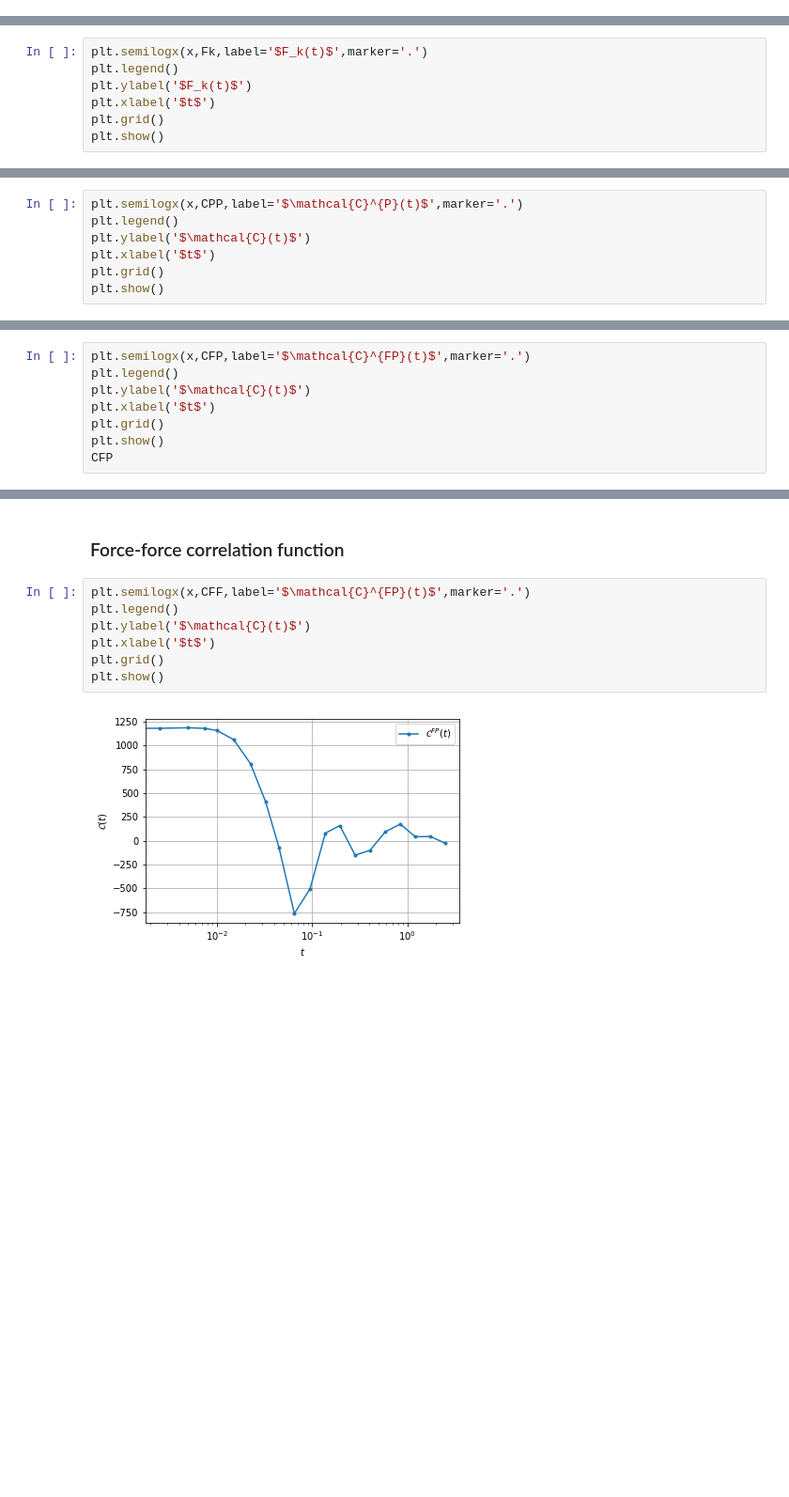
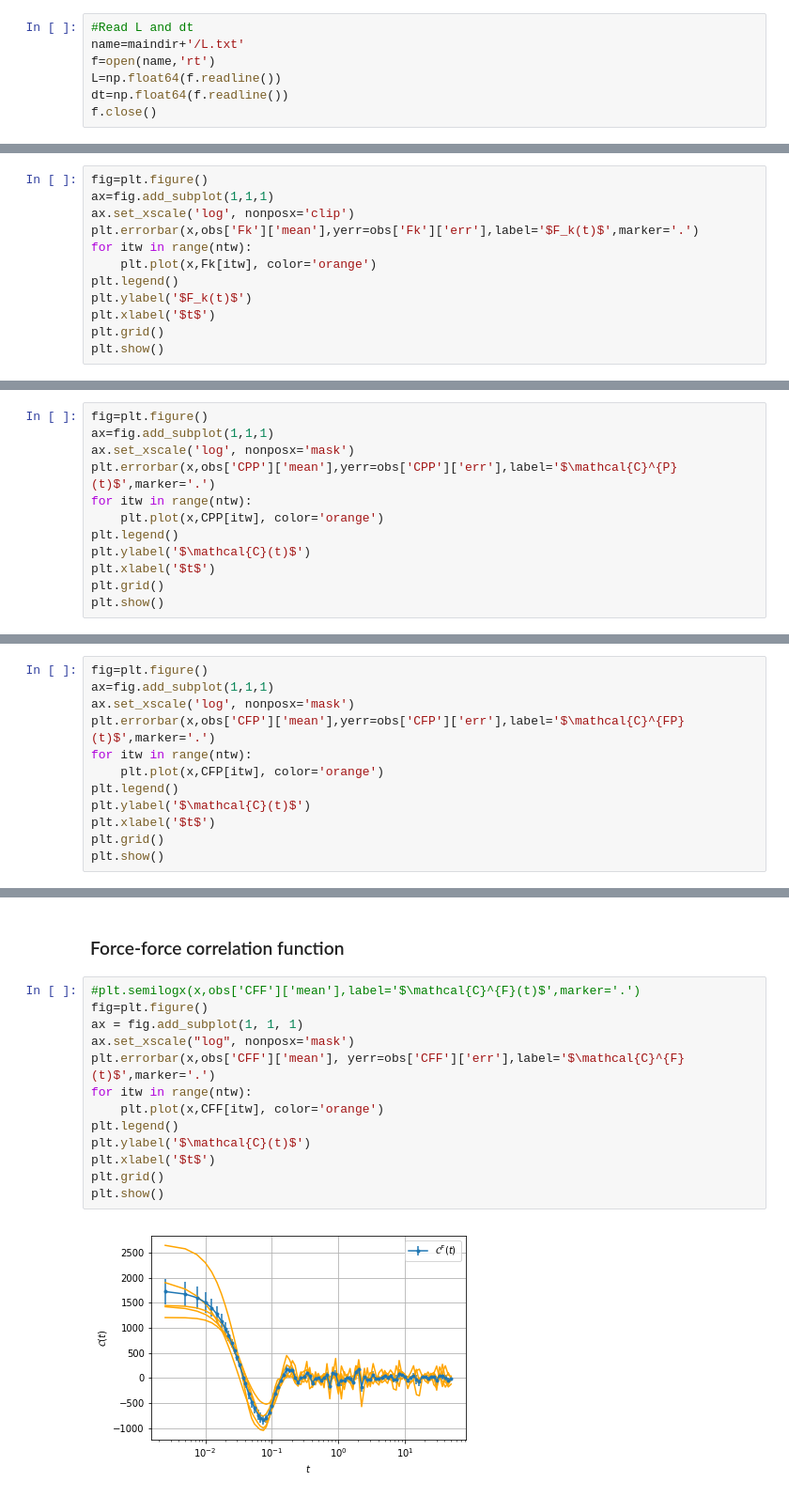
Before and after one commit to mbaityje/STRUCTURAL-GLASS, a Jupyter notebook: THERMALIZE/progs/HeavyCorrelations1sample.ipynb, the cells around one changed output, grey strips where cells are left out. Shown at 94% size. Saved outputs shown, nothing was run; the diff lists cells and outputs as text; blank space fills up the shorter version.

```diff
--- a/THERMALIZE/progs/HeavyCorrelations1sample.ipynb
+++ b/THERMALIZE/progs/HeavyCorrelations1sample.ipynb
@@ -63,0 +33,7 @@ acc=np.array(acc)
+# %%
+#Read L and dt
+name=maindir+'/L.txt'
+f=open(name,'rt')
+L=np.float64(f.readline())
+dt=np.float64(f.readline())
+f.close()
@@ -99,7 +183,12 @@ plt.show()
 # %% [markdown]
 ### Self-intermediate scattering function
 # %%
-plt.semilogx(x,Fk,label='$F_k(t)$',marker='.')
+fig=plt.figure()
+ax=fig.add_subplot(1,1,1)
+ax.set_xscale('log', nonposx='clip')
+plt.errorbar(x,obs['Fk']['mean'],yerr=obs['Fk']['err'],label='$F_k(t)$',marker='.')
+for itw in range(ntw):
+    plt.plot(x,Fk[itw], color='orange')
 plt.legend()
 plt.ylabel('$F_k(t)$')
 plt.xlabel('$t$')
@@ -110,7 +199,12 @@ plt.show()
 # %% [markdown]
 ### Momentum-momentum correlation function
 # %%
-plt.semilogx(x,CPP,label='$\mathcal{C}^{P}(t)$',marker='.')
+fig=plt.figure()
+ax=fig.add_subplot(1,1,1)
+ax.set_xscale('log', nonposx='mask')
+plt.errorbar(x,obs['CPP']['mean'],yerr=obs['CPP']['err'],label='$\mathcal{C}^{P}(t)$',marker='.')
+for itw in range(ntw):
+    plt.plot(x,CPP[itw], color='orange')
 plt.legend()
 plt.ylabel('$\mathcal{C}(t)$')
 plt.xlabel('$t$')
@@ -121,11 +215,15 @@ plt.show()
 # %% [markdown]
 ### Force-momentum correlation function
 # %%
-plt.semilogx(x,CFP,label='$\mathcal{C}^{FP}(t)$',marker='.')
+fig=plt.figure()
+ax=fig.add_subplot(1,1,1)
+ax.set_xscale('log', nonposx='mask')
+plt.errorbar(x,obs['CFP']['mean'],yerr=obs['CFP']['err'],label='$\mathcal{C}^{FP}(t)$',marker='.')
+for itw in range(ntw):
+    plt.plot(x,CFP[itw], color='orange')
 plt.legend()
 plt.ylabel('$\mathcal{C}(t)$')
 plt.xlabel('$t$')
 plt.grid()
 plt.show()
-CFP
 # %% [output]
@@ -140,11 +231,17 @@ array([ -1.83738172e+00,   1.09640646e+00,   4.05556774e+00,
 # %% [markdown]
 ### Force-force correlation function
 # %%
-plt.semilogx(x,CFF,label='$\mathcal{C}^{FP}(t)$',marker='.')
+#plt.semilogx(x,obs['CFF']['mean'],label='$\mathcal{C}^{F}(t)$',marker='.')
+fig=plt.figure()
+ax = fig.add_subplot(1, 1, 1)
+ax.set_xscale("log", nonposx='mask')
+plt.errorbar(x,obs['CFF']['mean'], yerr=obs['CFF']['err'],label='$\mathcal{C}^{F}(t)$',marker='.')
+for itw in range(ntw):
+    plt.plot(x,CFF[itw], color='orange')
 plt.legend()
 plt.ylabel('$\mathcal{C}(t)$')
 plt.xlabel('$t$')
 plt.grid()
 plt.show()
 # %% [output]
-[figure, old version]
+[figure, new version]
```
Also changed, not shown: parts of 9 cells of this notebook, 3 other files.
